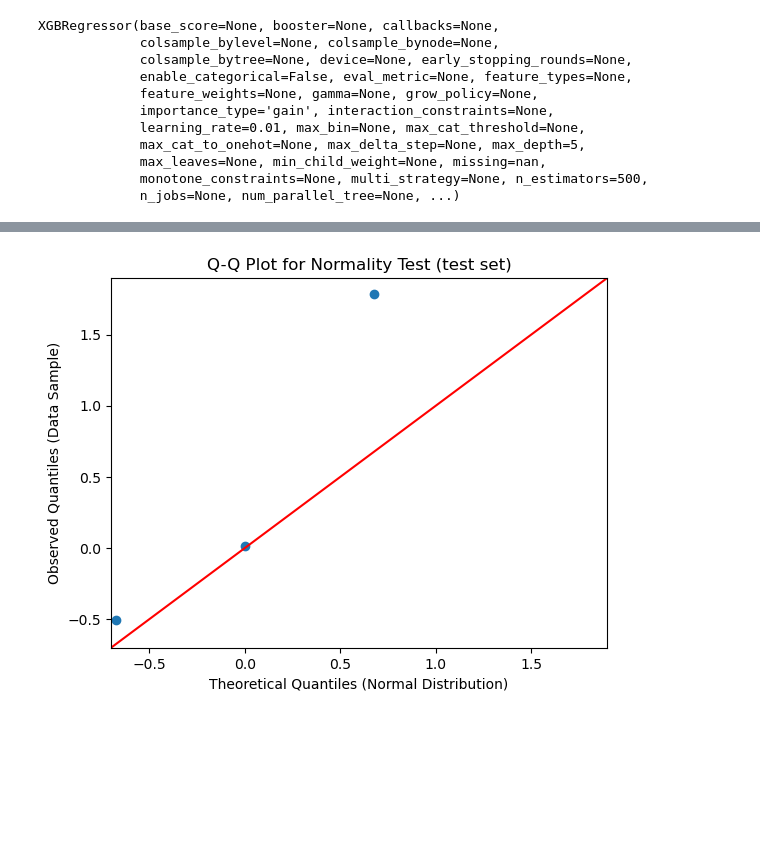
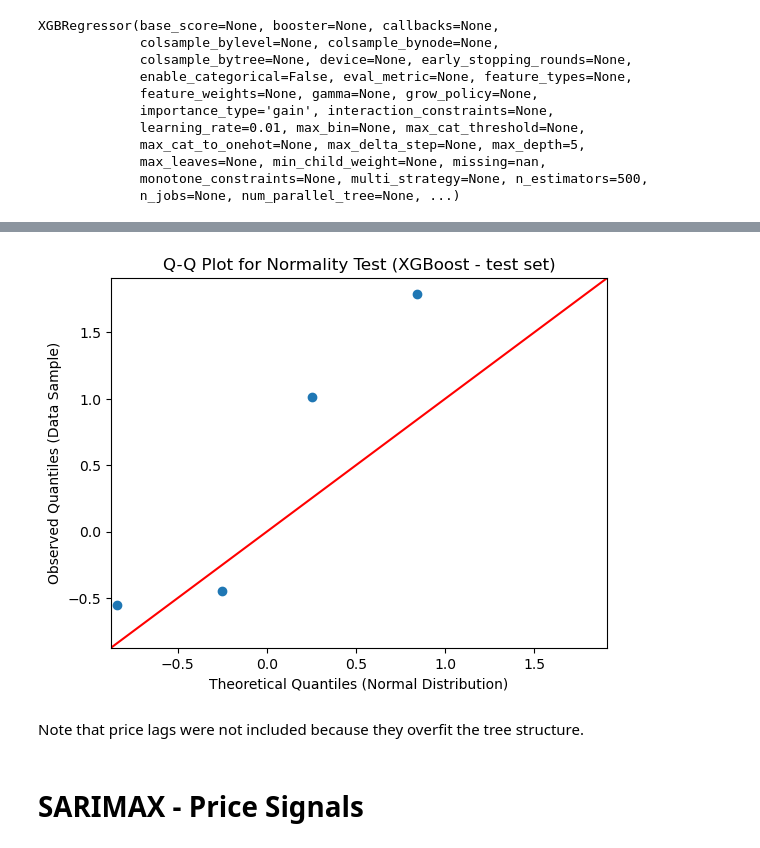
Before and after one commit to ICharmU/rothenberg_code_challenge, a Jupyter notebook: KMB/preprocessing/2_model_exploration.ipynb, the cells around one changed output, grey strips where cells are left out. Saved outputs shown, nothing was run; the diff lists cells and outputs as text; code cells hidden in the pictures; blank space fills up the shorter version.

```diff
--- a/KMB/preprocessing/2_model_exploration.ipynb
+++ b/KMB/preprocessing/2_model_exploration.ipynb
@@ -97,6 +82,5 @@ DatetimeIndex(['2016-09-29', '2017-01-31', '2017-03-31', '2017-06-29',
 # %%
-full_calendar = pd.date_range(start=days.index.min(), end=days.index.max(), freq='B')
-df_consolidated.index = days.index
+full_calendar = pd.date_range(start=df_consolidated["period_end"].index.min(), end=df_consolidated["period_end"].index.max(), freq='B')
 daily = df_consolidated.reindex(full_calendar)
 daily = daily.ffill()
 daily = daily.drop(columns=["target"]) # construct targets for each day later in the program
@@ -107,5 +91,5 @@ daily.shape
 # %%
-y = pd.read_csv(Path("preprocessed") / "KMB_prices_floats.csv").set_index("Date")
+y = pd.read_csv(Path("preprocessed") / "KMB_prices_dates.csv").set_index("Date")
 y = y.set_index(pd.to_datetime(y.index))
 y_stock_returns = (y["Close"] - y["Open"])
 y_stock_returns = y_stock_returns.loc[daily.index.min():daily.index.max()]
@@ -471,6 +404,6 @@ Date
 dtype: float32
 # %%
-loss_dates = list(set(days.index).intersection(set(test_preds.index)))
+loss_dates = list(set(pd.DatetimeIndex(df_consolidated.index)).intersection(set(test_preds.index)))
 test_preds_filings = test_preds[loss_dates]
 test_targets_filings = y_test[loss_dates]
 test_loss = rmse(test_preds_filings, test_targets_filings)
@@ -481,11 +424,14 @@ Test RMSE = 1.0704
 # %%
-test_residuals = test_targets_filings[loss_dates] - test_preds_filings
 sm.qqplot(test_residuals, line='45')
 
 # 3. Add labels and show the plot
-plt.title('Q-Q Plot for Normality Test (test set)')
+plt.title('Q-Q Plot for Normality Test (XGBoost - test set)')
 plt.xlabel('Theoretical Quantiles (Normal Distribution)')
 plt.ylabel('Observed Quantiles (Data Sample)')
 plt.show()
 # %% [output]
-[figure, old version]
+[figure, new version]
+# %% [markdown]
+Note that price lags were not included because they overfit the tree structure.
+# %% [markdown]
+# SARIMAX - Price Signals
```
Also changed, not shown: parts of 48 cells of this notebook, 6 other files.
